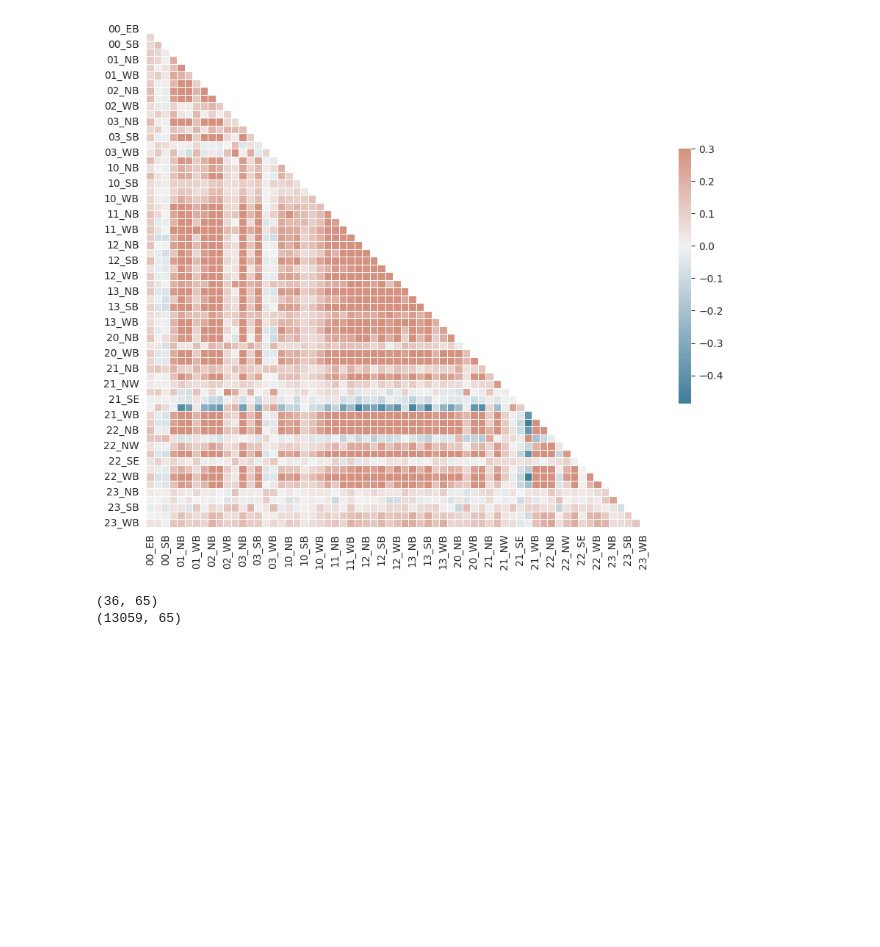
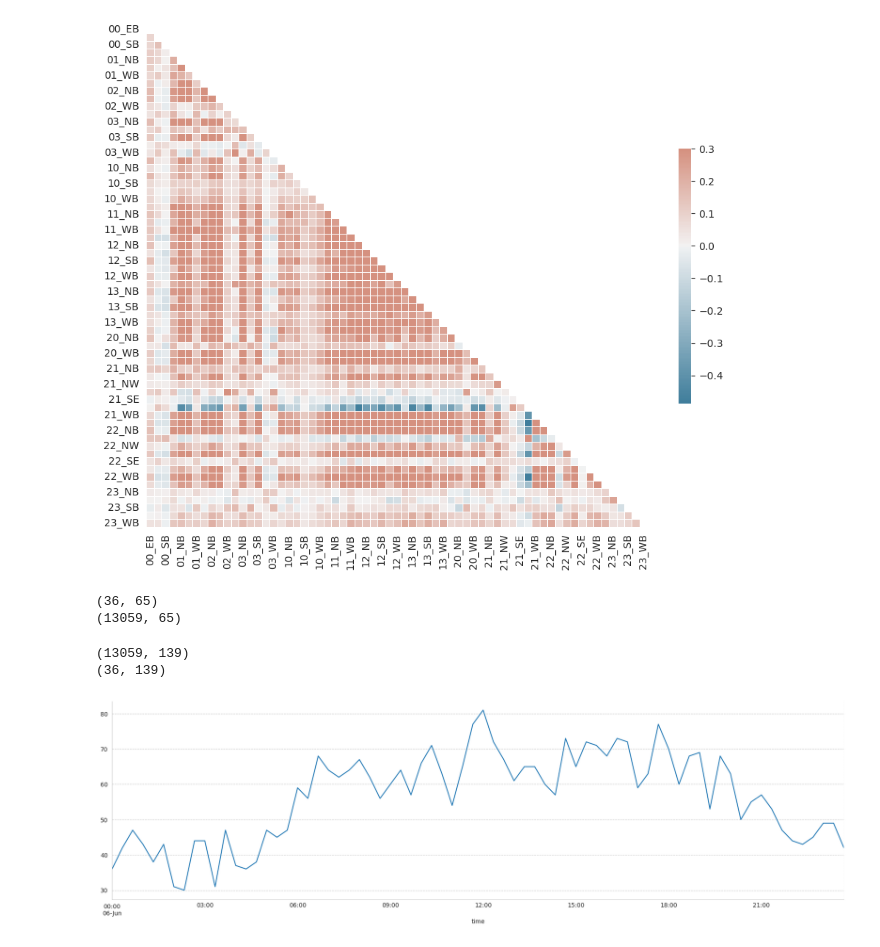
Before and after one commit to fabriziobasso/kaggle, a Jupyter notebook: congestion_v1.ipynb, the cells around one changed output. Saved outputs shown, nothing was run; the diff lists cells and outputs as text; code cells hidden in the pictures; blank space fills up the shorter version.

```diff
--- a/congestion_v1.ipynb
+++ b/congestion_v1.ipynb
@@ -640,3 +660,40 @@ print(dataframe_ts.shape)
 # %% [output]
 (36, 65)
 (13059, 65)
+# %%
+list_target_features = list(dataframe_ts.columns)
+
+train_ts_extended = add_datetime_features(dataframe_ts)
+test_ts_extended = add_datetime_features(dataframe_ts_test)
+# %%
+def add_medians(train_ds, list_target_features, test_ds=pd.DataFrame()):
+
+  medians = pd.DataFrame(train_ds.groupby(['weekday', 'hour', 'minute'])[list_target_features].median().astype(int))
+
+  ren_dict = {a : a+"_median" for a in list_target_features}
+
+  medians.rename(columns=ren_dict, inplace=True)
+
+  medians = medians.reset_index()
+
+  train_ds_ = train_ds.merge(medians, on=['weekday', 'hour', 'minute'], how='left')
+  train_ds_.index = train_ds.index
+
+  if len(test_ds)!=0:
+    test_ds_ = test_ds.merge(medians, on=['weekday', 'hour', 'minute'], how='left')
+    test_ds_.index = test_ds.index
+
+  return train_ds_, test_ds_
+# %%
+train_ts_final, test_ts_final = add_medians(train_ds=train_ts_extended, list_target_features=list_target_features, test_ds=test_ts_extended)
+print(train_ts_final.shape)
+print(test_ts_final.shape)
+# %% [output]
+(13059, 139)
+(36, 139)
+# %%
+fig, ax = plt.subplots(figsize=(22,6))
+
+train_ts_final.loc["1991-06-06","02_SB"].plot(ax=ax);
+# %% [output]
+[figure, added]
```
Also changed, not shown: parts of 4 cells of this notebook.
